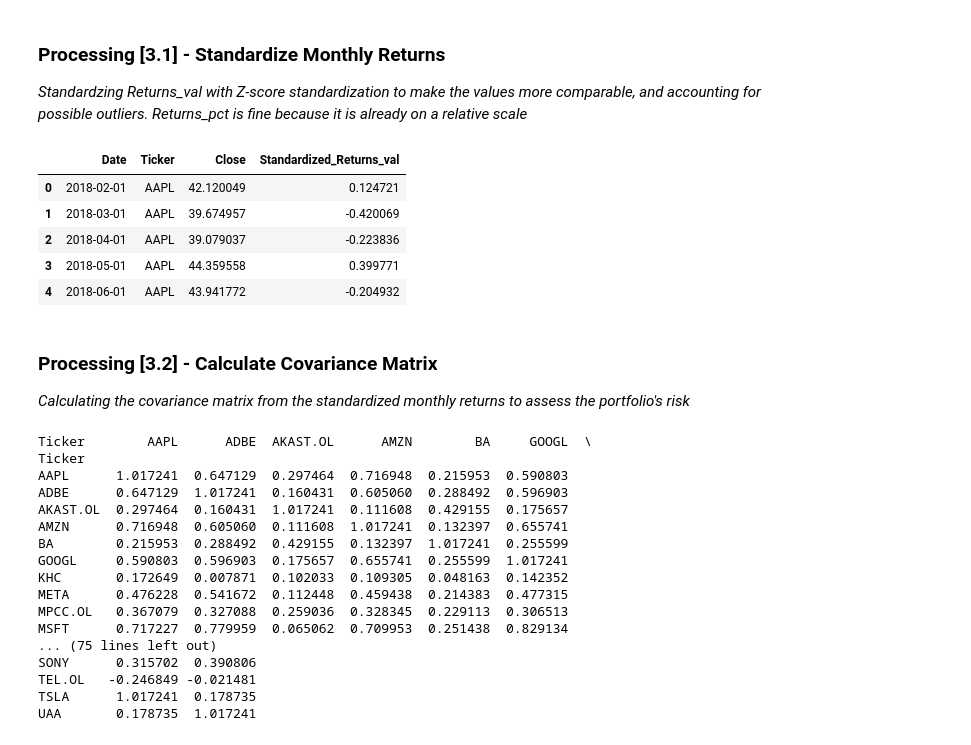
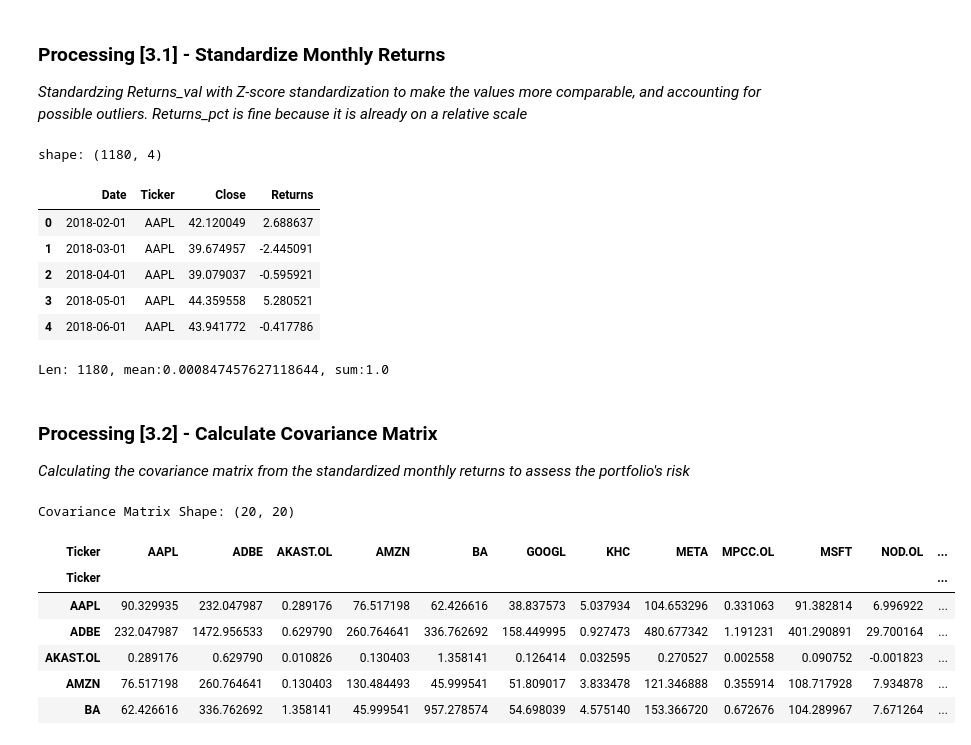
Before and after one commit to SeanMarcusJensen/ACIT4610_Portifolio_KMHS, a Jupyter notebook: problem_2/main.ipynb, the cells around one changed output. Cells and saved outputs as stored; diff of their text form; code cells hidden in the pictures.

```diff
--- a/problem_2/main.ipynb
+++ b/problem_2/main.ipynb
@@ -122,35 +125,35 @@ StockPlotter.stock_history(monthly_returns_df, title='Monthly Returns (2018-2022
 *Standardzing Returns_val with Z-score standardization to make the values more comparable, and accounting for possible outliers. Returns_pct is fine because it is already on a relative scale*
 # %%
 standard_monthly_returns_df = StockCalculator.monthly_returns(ticker_data, True)
+print(f"shape: {standard_monthly_returns_df.shape}")
 standard_monthly_returns_df.head()
 # %% [output]
+shape: (1180, 4)
-|  | Date | Ticker | Close | Standardized_Returns_val |
-| 0 | 2018-02-01 | AAPL | 42.120049 | 0.124721 |
-| 1 | 2018-03-01 | AAPL | 39.674957 | -0.420069 |
-| 2 | 2018-04-01 | AAPL | 39.079037 | -0.223836 |
-| 3 | 2018-05-01 | AAPL | 44.359558 | 0.399771 |
-| 4 | 2018-06-01 | AAPL | 43.941772 | -0.204932 |
+|  | Date | Ticker | Close | Returns |
+| 0 | 2018-02-01 | AAPL | 42.120049 | 2.688637 |
+| 1 | 2018-03-01 | AAPL | 39.674957 | -2.445091 |
+| 2 | 2018-04-01 | AAPL | 39.079037 | -0.595921 |
+| 3 | 2018-05-01 | AAPL | 44.359558 | 5.280521 |
+| 4 | 2018-06-01 | AAPL | 43.941772 | -0.417786 |
+# %%
+chromosone = np.random.rand(standard_monthly_returns_df.shape[0])
+chromosone /= chromosone.sum()
+print(f"Len: {len(chromosone)}, mean:{chromosone.mean()}, sum:{chromosone.sum()}")
+# %% [output]
+Len: 1180, mean:0.000847457627118644, sum:1.0
 # %% [markdown]
 ### Processing [3.2] - Calculate Covariance Matrix
 *Calculating the covariance matrix from the standardized monthly returns to assess the portfolio's risk*
 # %%
-covariance_matrix_df = StockCalculator.covariance_matrix(standard_monthly_returns_df, column='Standardized_Returns_val')
-print(covariance_matrix_df)
+covariance_matrix_df = StockCalculator.covariance_matrix(standard_monthly_returns_df, column='Returns')
+print(f"Covariance Matrix Shape: {covariance_matrix_df.shape}")
+covariance_matrix_df.head()
 # %% [output]
-Ticker        AAPL      ADBE  AKAST.OL      AMZN        BA     GOOGL  \
-Ticker
-AAPL      1.017241  0.647129  0.297464  0.716948  0.215953  0.590803
-ADBE      0.647129  1.017241  0.160431  0.605060  0.288492  0.596903
-AKAST.OL  0.297464  0.160431  1.017241  0.111608  0.429155  0.175657
-AMZN      0.716948  0.605060  0.111608  1.017241  0.132397  0.655741
-BA        0.215953  0.288492  0.429155  0.132397  1.017241  0.255599
-GOOGL     0.590803  0.596903  0.175657  0.655741  0.255599  1.017241
-KHC       0.172649  0.007871  0.102033  0.109305  0.048163  0.142352
-META      0.476228  0.541672  0.112448  0.459438  0.214383  0.477315
-MPCC.OL   0.367079  0.327088  0.259036  0.328345  0.229113  0.306513
-MSFT      0.717227  0.779959  0.065062  0.709953  0.251438  0.829134
-... (75 lines left out)
-SONY      0.315702  0.390806
-TEL.OL   -0.246849 -0.021481
-TSLA      1.017241  0.178735
-UAA       0.178735  1.017241
+Covariance Matrix Shape: (20, 20)
+| Ticker | AAPL | ADBE | AKAST.OL | AMZN | BA | GOOGL | KHC | META | MPCC.OL | MSFT | NOD.OL | ... |
+| Ticker |  |  |  |  |  |  |  |  |  |  |  | ... |
+| AAPL | 90.329935 | 232.047987 | 0.289176 | 76.517198 | 62.426616 | 38.837573 | 5.037934 | 104.653296 | 0.331063 | 91.382814 | 6.996922 | ... |
+| ADBE | 232.047987 | 1472.956533 | 0.629790 | 260.764641 | 336.762692 | 158.449995 | 0.927473 | 480.677342 | 1.191231 | 401.290891 | 29.700164 | ... |
+| AKAST.OL | 0.289176 | 0.629790 | 0.010826 | 0.130403 | 1.358141 | 0.126414 | 0.032595 | 0.270527 | 0.002558 | 0.090752 | -0.001823 | ... |
+| AMZN | 76.517198 | 260.764641 | 0.130403 | 130.484493 | 45.999541 | 51.809017 | 3.833478 | 121.346888 | 0.355914 | 108.717928 | 7.934878 | ... |
+| BA | 62.426616 | 336.762692 | 1.358141 | 45.999541 | 957.278574 | 54.698039 | 4.575140 | 153.366720 | 0.672676 | 104.289967 | 7.671264 | ... |
```
Also changed, not shown: parts of 8 cells of this notebook, 4 other files.
